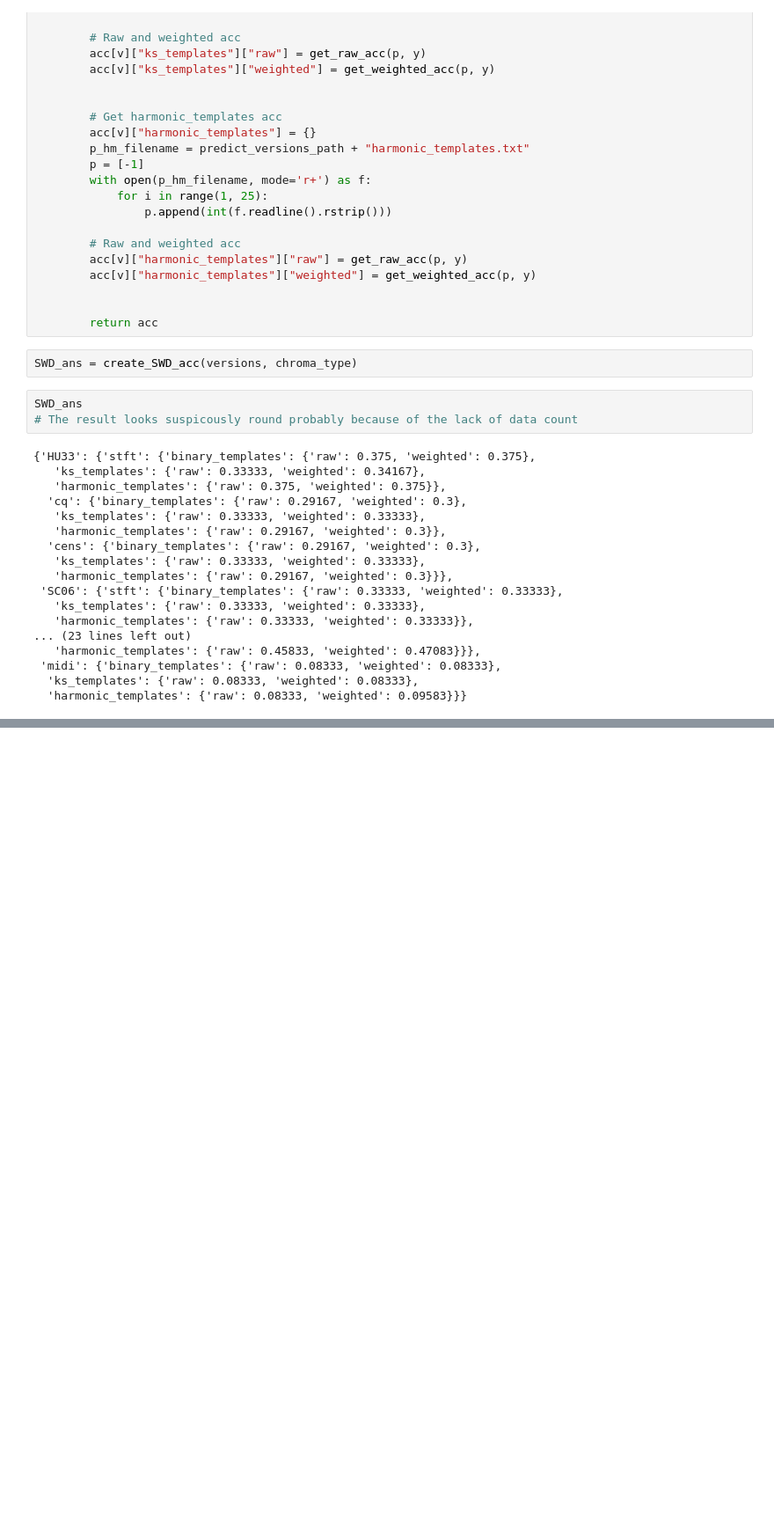
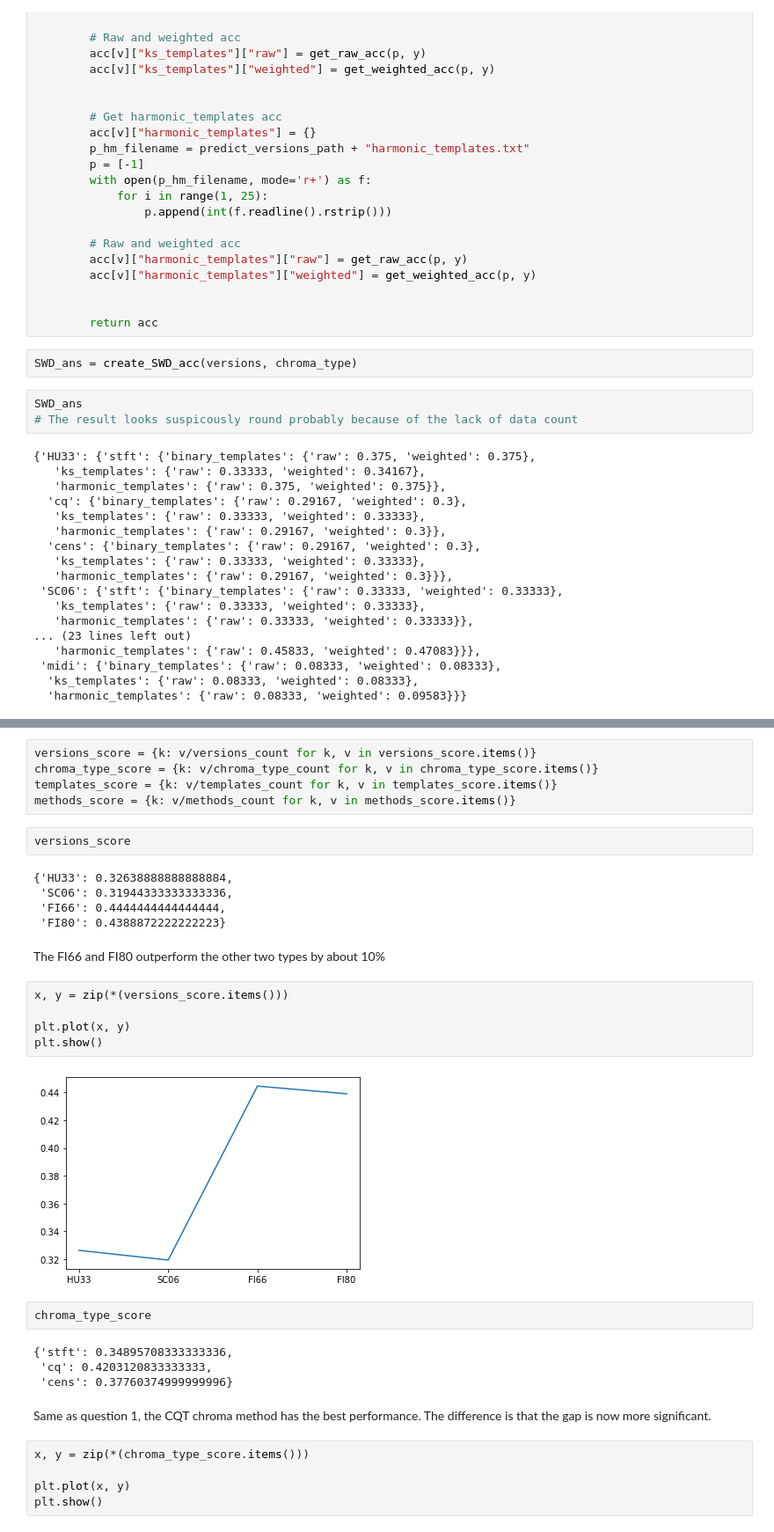
Before and after one commit to pride829/MIR-homework1, a Jupyter notebook: HomeWork1_Q2.ipynb, the cells around one changed output, grey strips where cells are left out. Shown at 88% size. Saved outputs shown, nothing was run; the diff lists cells and outputs as text; blank space fills up the shorter version.

```diff
--- a/HomeWork1_Q2.ipynb
+++ b/HomeWork1_Q2.ipynb
@@ -650,0 +692,34 @@ SWD_ans
+# %%
+versions_score = {k: v/versions_count for k, v in versions_score.items()}
+chroma_type_score = {k: v/chroma_type_count for k, v in chroma_type_score.items()}
+templates_score = {k: v/templates_count for k, v in templates_score.items()}
+methods_score = {k: v/methods_count for k, v in methods_score.items()}
+# %%
+versions_score
+# %% [output]
+{'HU33': 0.32638888888888884,
+ 'SC06': 0.31944333333333336,
+ 'FI66': 0.4444444444444444,
+ 'FI80': 0.4388872222222223}
+# %% [markdown]
+The FI66 and FI80 outperform the other two types by about 10%
+# %%
+x, y = zip(*(versions_score.items()))
+
+plt.plot(x, y)
+plt.show()
+# %% [output]
+[figure, added]
+# %%
+chroma_type_score
+# %% [output]
+{'stft': 0.34895708333333336,
+ 'cq': 0.4203120833333333,
+ 'cens': 0.37760374999999996}
+# %% [markdown]
+Same as question 1, the CQT chroma method has the best performance. The difference is that the gap is now more significant.
+# %%
+x, y = zip(*(chroma_type_score.items()))
+
+plt.plot(x, y)
+plt.show()
```
Also changed, not shown: parts of 7 cells of this notebook, 2 other files.
